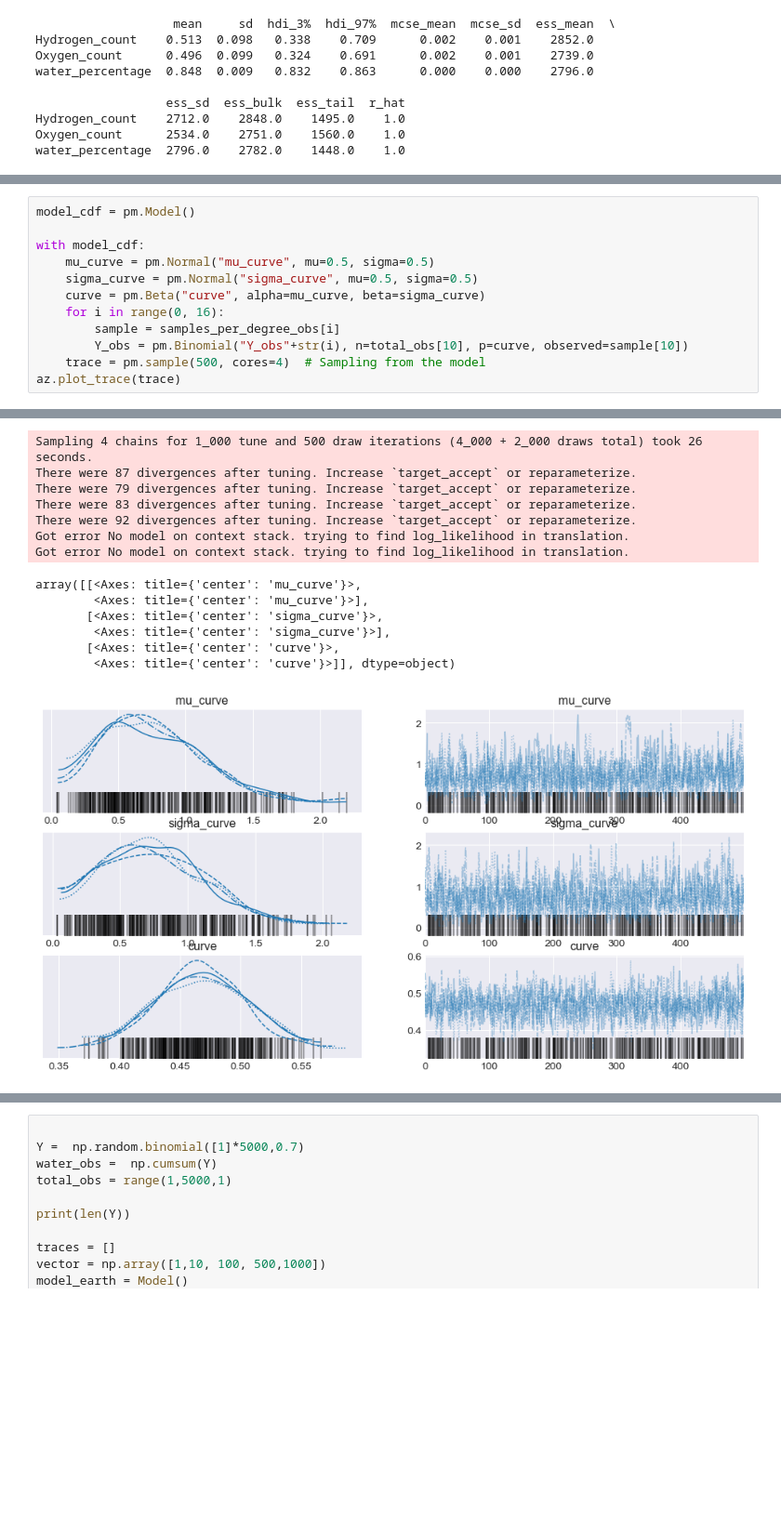
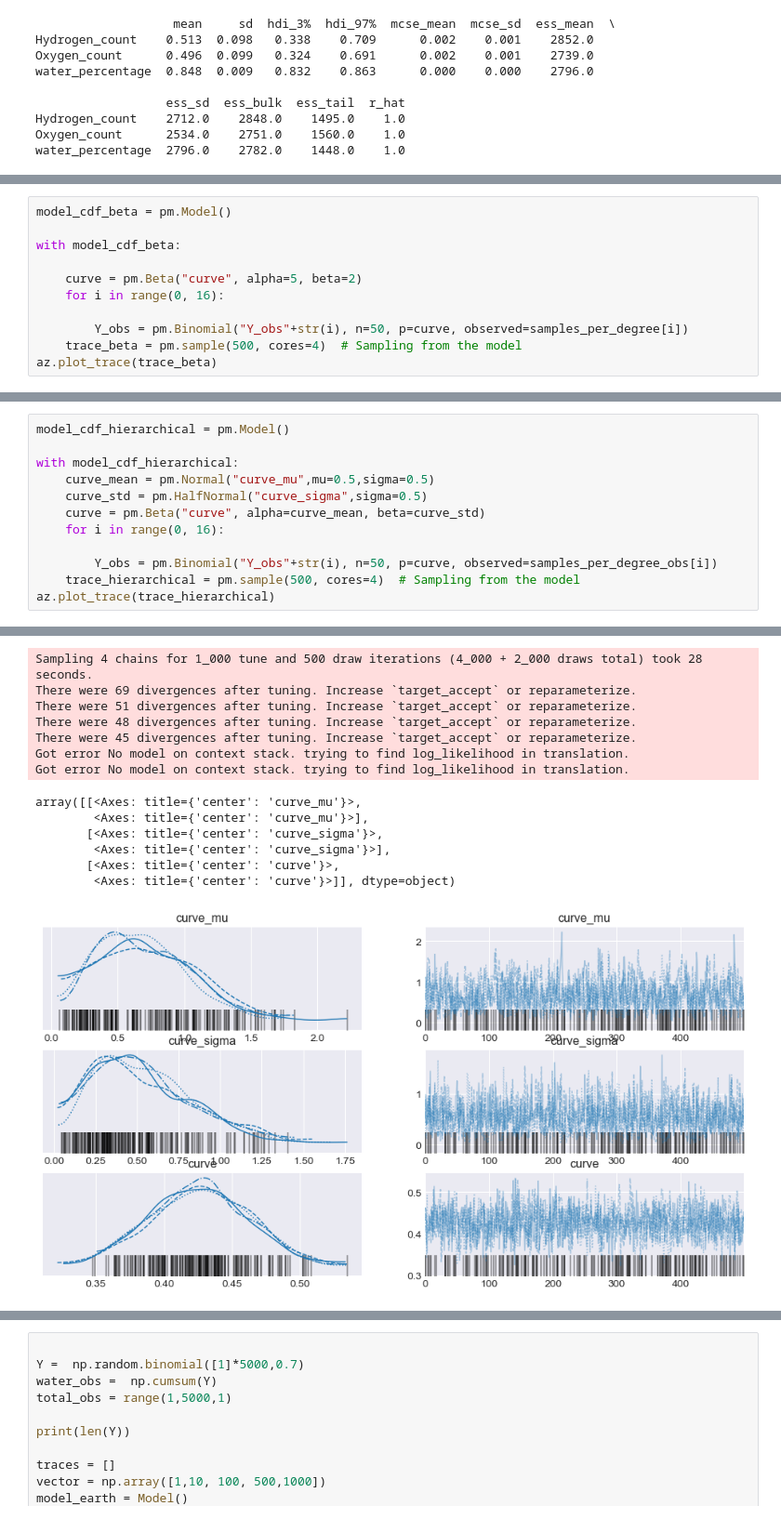
Before and after one commit to LordHerman123/Thesis, a Jupyter notebook: pyMC3_trial.ipynb, the cells around one changed output, grey strips where cells are left out. Shown at 93% size. Saved outputs shown, nothing was run; the diff lists cells and outputs as text; blank space fills up the shorter version.

```diff
--- a/pyMC3_trial.ipynb
+++ b/pyMC3_trial.ipynb
@@ -477,0 +477,11 @@ print(len(samples_per_degree_obs[6]))
+# %%
+model_cdf_beta = pm.Model()
+
+with model_cdf_beta:
+
+    curve = pm.Beta("curve", alpha=5, beta=2)
+    for i in range(0, 16):
+
+        Y_obs = pm.Binomial("Y_obs"+str(i), n=50, p=curve, observed=samples_per_degree[i])
+    trace_beta = pm.sample(500, cores=4)  # Sampling from the model
+az.plot_trace(trace_beta)
@@ -478,15 +513,15 @@ print(len(samples_per_degree_obs[6]))
 # %%
-model_cdf = pm.Model()
+model_cdf_hierarchical = pm.Model()
 
-with model_cdf:
-    mu_curve = pm.Normal("mu_curve", mu=0.5, sigma=0.5)
-    sigma_curve = pm.Normal("sigma_curve", mu=0.5, sigma=0.5)
-    curve = pm.Beta("curve", alpha=mu_curve, beta=sigma_curve)
+with model_cdf_hierarchical:
+    curve_mean = pm.Normal("curve_mu",mu=0.5,sigma=0.5)
+    curve_std = pm.HalfNormal("curve_sigma",sigma=0.5)
+    curve = pm.Beta("curve", alpha=curve_mean, beta=curve_std)
     for i in range(0, 16):
-        sample = samples_per_degree_obs[i]
-        Y_obs = pm.Binomial("Y_obs"+str(i), n=total_obs[10], p=curve, observed=sample[10])
-    trace = pm.sample(500, cores=4)  # Sampling from the model
-az.plot_trace(trace)
+
+        Y_obs = pm.Binomial("Y_obs"+str(i), n=50, p=curve, observed=samples_per_degree_obs[i])
+    trace_hierarchical = pm.sample(500, cores=4)  # Sampling from the model
+az.plot_trace(trace_hierarchical)
 # %% [output]
 Auto-assigning NUTS sampler...
 Initializing NUTS using jitter+adapt_diag...
@@ -496,14 +531,14 @@ NUTS: [curve, sigma_curve, mu_curve]
-Sampling 4 chains for 1_000 tune and 500 draw iterations (4_000 + 2_000 draws total) took 26 seconds.
-There were 87 divergences after tuning. Increase `target_accept` or reparameterize.
-There were 79 divergences after tuning. Increase `target_accept` or reparameterize.
-There were 83 divergences after tuning. Increase `target_accept` or reparameterize.
-There were 92 divergences after tuning. Increase `target_accept` or reparameterize.
+Sampling 4 chains for 1_000 tune and 500 draw iterations (4_000 + 2_000 draws total) took 28 seconds.
+There were 69 divergences after tuning. Increase `target_accept` or reparameterize.
+There were 51 divergences after tuning. Increase `target_accept` or reparameterize.
+There were 48 divergences after tuning. Increase `target_accept` or reparameterize.
+There were 45 divergences after tuning. Increase `target_accept` or reparameterize.
 Got error No model on context stack. trying to find log_likelihood in translation.
 Got error No model on context stack. trying to find log_likelihood in translation.
-array([[<Axes: title={'center': 'mu_curve'}>,
-        <Axes: title={'center': 'mu_curve'}>],
-       [<Axes: title={'center': 'sigma_curve'}>,
-        <Axes: title={'center': 'sigma_curve'}>],
+array([[<Axes: title={'center': 'curve_mu'}>,
+        <Axes: title={'center': 'curve_mu'}>],
+       [<Axes: title={'center': 'curve_sigma'}>,
+        <Axes: title={'center': 'curve_sigma'}>],
        [<Axes: title={'center': 'curve'}>,
         <Axes: title={'center': 'curve'}>]], dtype=object)
-[figure, old version]
+[figure, new version]
```
Also changed, not shown: parts of 11 cells of this notebook.
